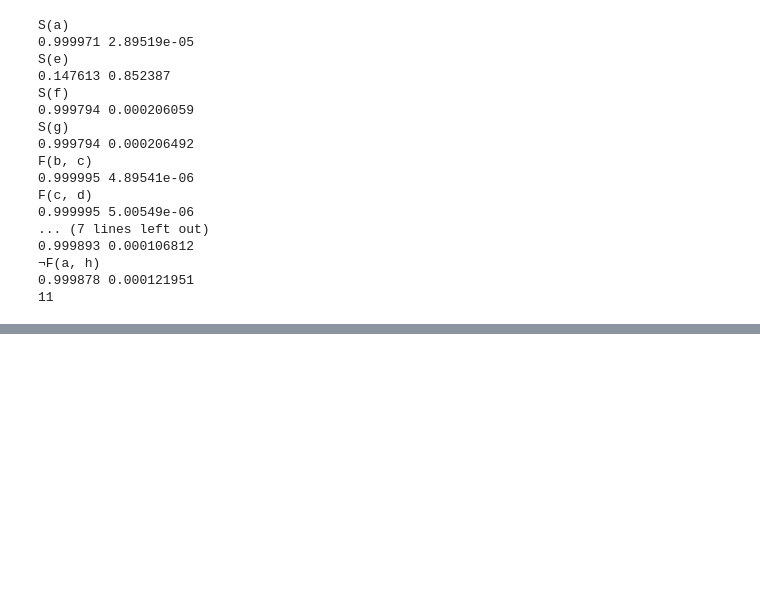
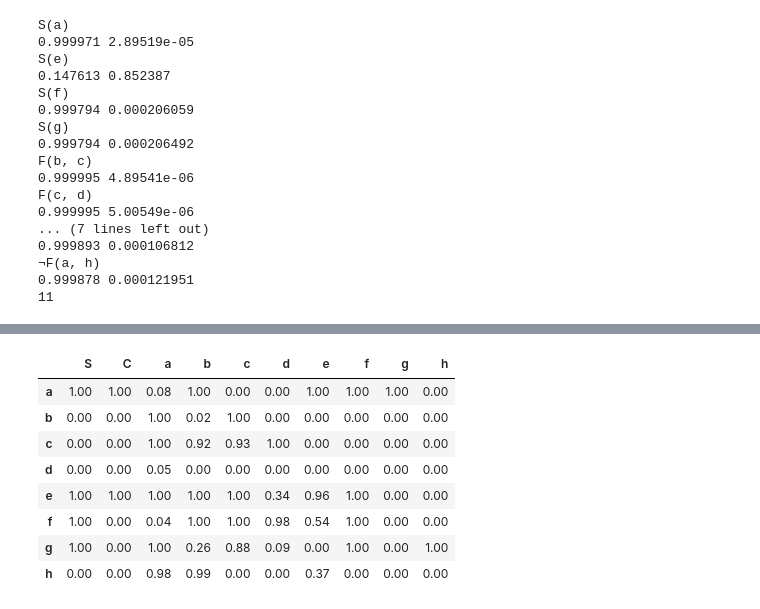
Before and after one commit to Adoni/CSE505, a Jupyter notebook: LTN/LTN.ipynb, the cells around one changed output, grey strips where cells are left out. Cells and saved outputs as stored; diff of their text form; code cells hidden in the pictures; blank space fills up the shorter version.

```diff
--- a/LTN/LTN.ipynb
+++ b/LTN/LTN.ipynb
@@ -485,0 +499,50 @@ F(c, d)
+# %%
+def get_DF_S(model,constants):
+    constants=list(constants)
+    df=pd.DataFrame(index=constants,columns=['S'])
+    for a in constants:
+        clause=Clause(1,1,[Predicate(name='S',variables=[a],negation=False)])
+        result=model.forward(clause)
+        df['S'][a]='%0.2f'%result[1].data.numpy()[0]
+    return df
+# %%
+def get_DF_C(model,constants):
+    constants=list(constants)
+    df=pd.DataFrame(index=constants,columns=['C'])
+    for a in constants:
+        clause=Clause(1,1,[Predicate(name='C',variables=[a],negation=False)])
+        result=model.forward(clause)
+        df['C'][a]='%0.2f'%result[1].data.numpy()[0]
+    return df
+# %%
+def get_DF_F(model,constants):
+    constants=list(constants)
+    df=pd.DataFrame(index=constants, columns=constants)
+    for a in constants:
+        for b in constants:
+#             if a>=b:
+#                 df[b][a]='-'
+#                 continue
+            clause=Clause(1,1,[Predicate(name='F',variables=[a,b],negation=False)])
+            result=model.forward(clause)
+            df[b][a]='%0.2f'%result[1].data.numpy()[0]
+    return df
+# %%
+def get_DF(model,constants):
+    df1=get_DF_S(model,constants)
+    df2=get_DF_C(model,constants)
+    df3=get_DF_F(model,constants)
+    df=pd.concat([df1,df2,df3],axis=1)
+    return df
+# %%
+get_DF(ltn1,'abcdefgh')
+# %% [output]
+|  | S | C | a | b | c | d | e | f | g | h |
+| a | 1.00 | 1.00 | 0.08 | 1.00 | 0.00 | 0.00 | 1.00 | 1.00 | 1.00 | 0.00 |
+| b | 0.00 | 0.00 | 1.00 | 0.02 | 1.00 | 0.00 | 0.00 | 0.00 | 0.00 | 0.00 |
+| c | 0.00 | 0.00 | 1.00 | 0.92 | 0.93 | 1.00 | 0.00 | 0.00 | 0.00 | 0.00 |
+| d | 0.00 | 0.00 | 0.05 | 0.00 | 0.00 | 0.00 | 0.00 | 0.00 | 0.00 | 0.00 |
+| e | 1.00 | 1.00 | 1.00 | 1.00 | 1.00 | 0.34 | 0.96 | 1.00 | 0.00 | 0.00 |
+| f | 1.00 | 0.00 | 0.04 | 1.00 | 1.00 | 0.98 | 0.54 | 1.00 | 0.00 | 0.00 |
+| g | 1.00 | 0.00 | 1.00 | 0.26 | 0.88 | 0.09 | 0.00 | 1.00 | 0.00 | 1.00 |
+| h | 0.00 | 0.00 | 0.98 | 0.99 | 0.00 | 0.00 | 0.37 | 0.00 | 0.00 | 0.00 |
```
Also changed, not shown: parts of 4 cells of this notebook, 4 other files.
